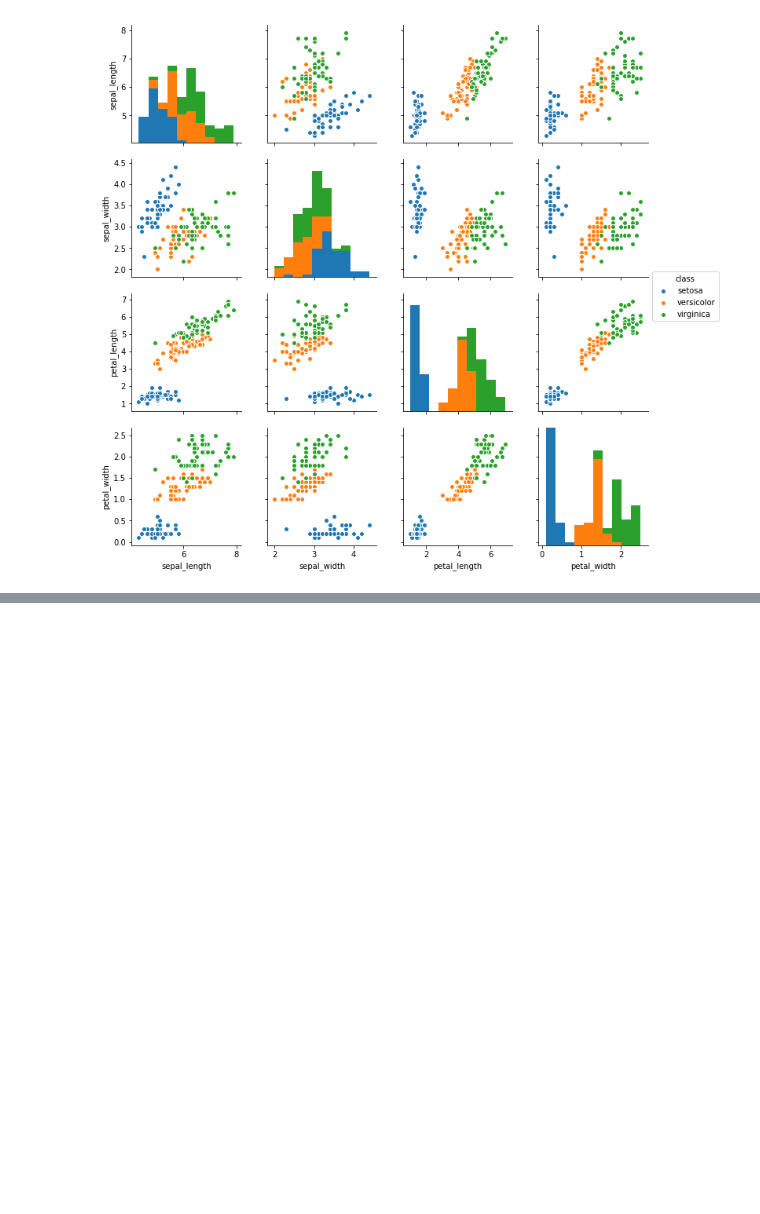
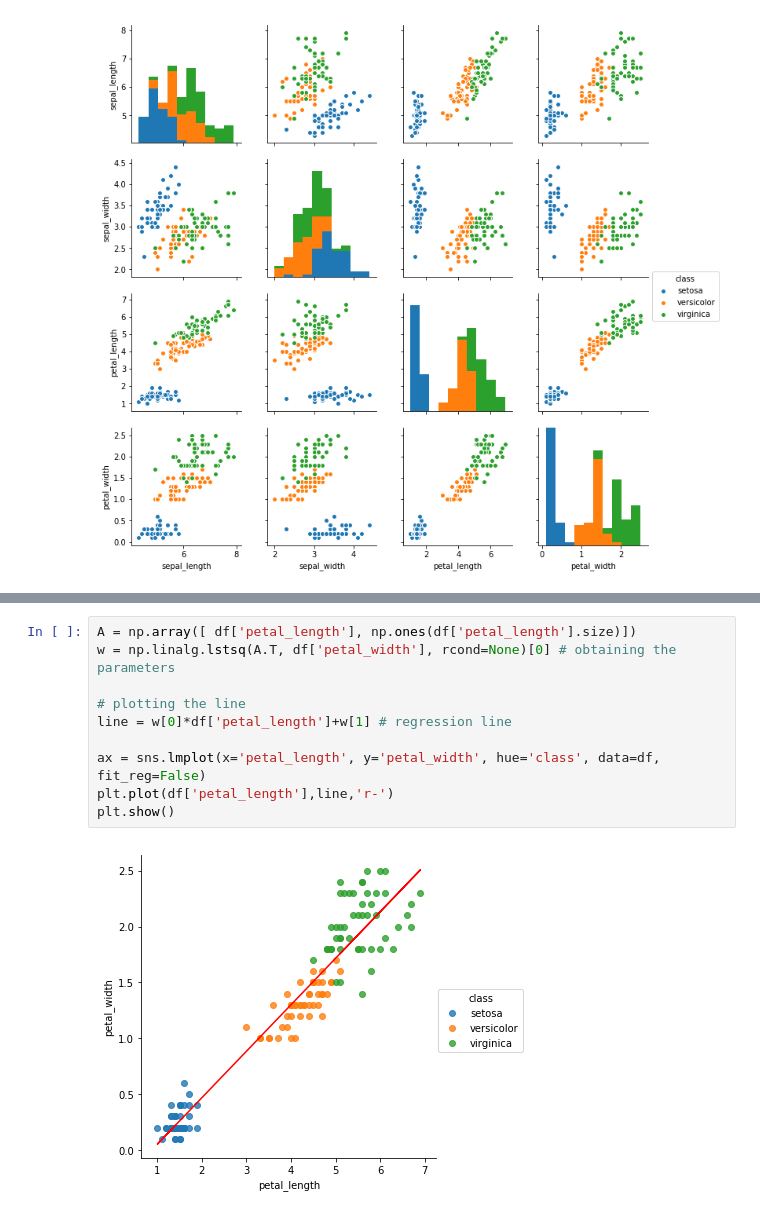
Before and after one commit to cadel560x/EmergingTechAssignments, a Jupyter notebook: iris-dataset.ipynb, the cells around one changed output, grey strips where cells are left out. Drawn from its saved outputs; the diff is of its cells as text; blank space fills up the shorter version.

```diff
--- a/iris-dataset.ipynb
+++ b/iris-dataset.ipynb
@@ -116,0 +196,12 @@ sns.pairplot(df, hue="class")
+# %%
+A = np.array([ df['petal_length'], np.ones(df['petal_length'].size)])
+w = np.linalg.lstsq(A.T, df['petal_width'], rcond=None)[0] # obtaining the parameters
+
+# plotting the line
+line = w[0]*df['petal_length']+w[1] # regression line
+
+ax = sns.lmplot(x='petal_length', y='petal_width', hue='class', data=df, fit_reg=False)
+plt.plot(df['petal_length'],line,'r-')
+plt.show()
+# %% [output]
+[figure, added]
```
Also changed, not shown: parts of 22 cells of this notebook, 1 other file.
